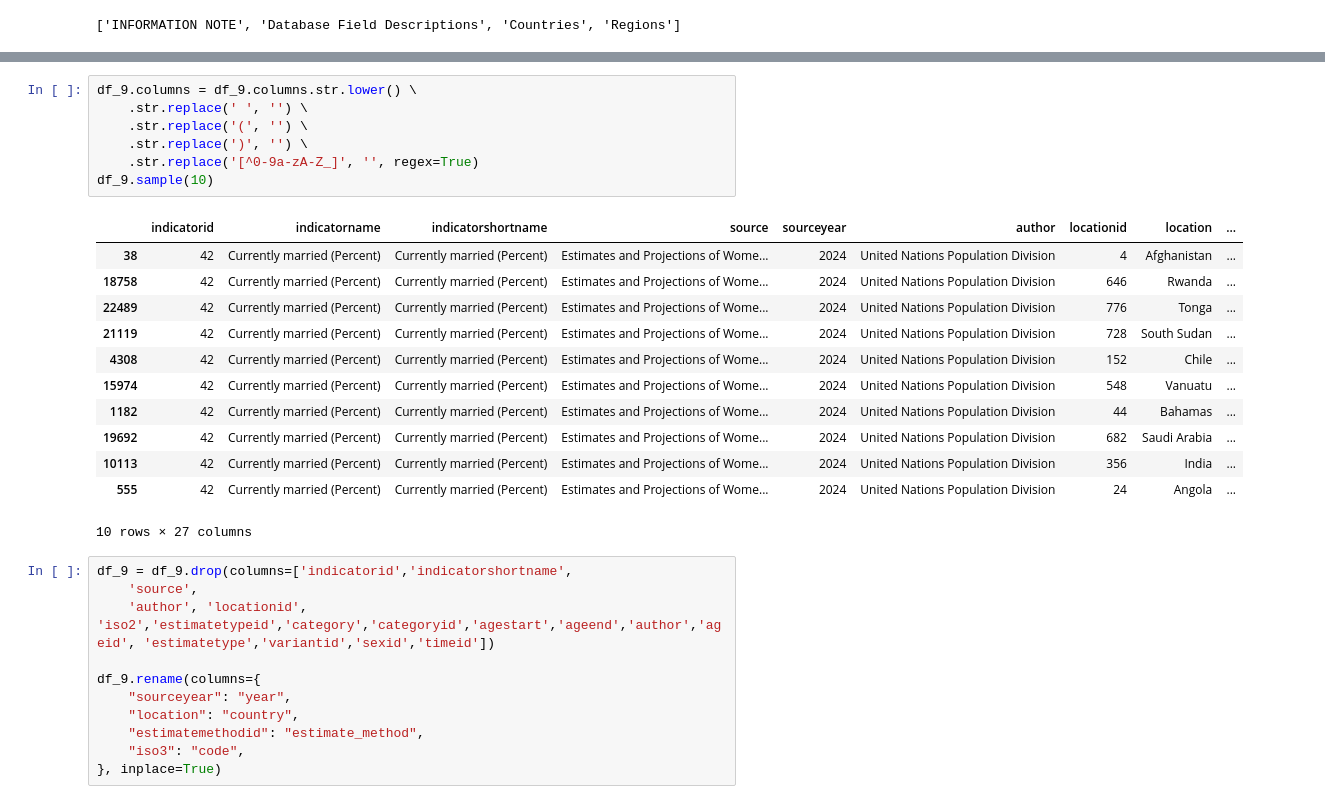
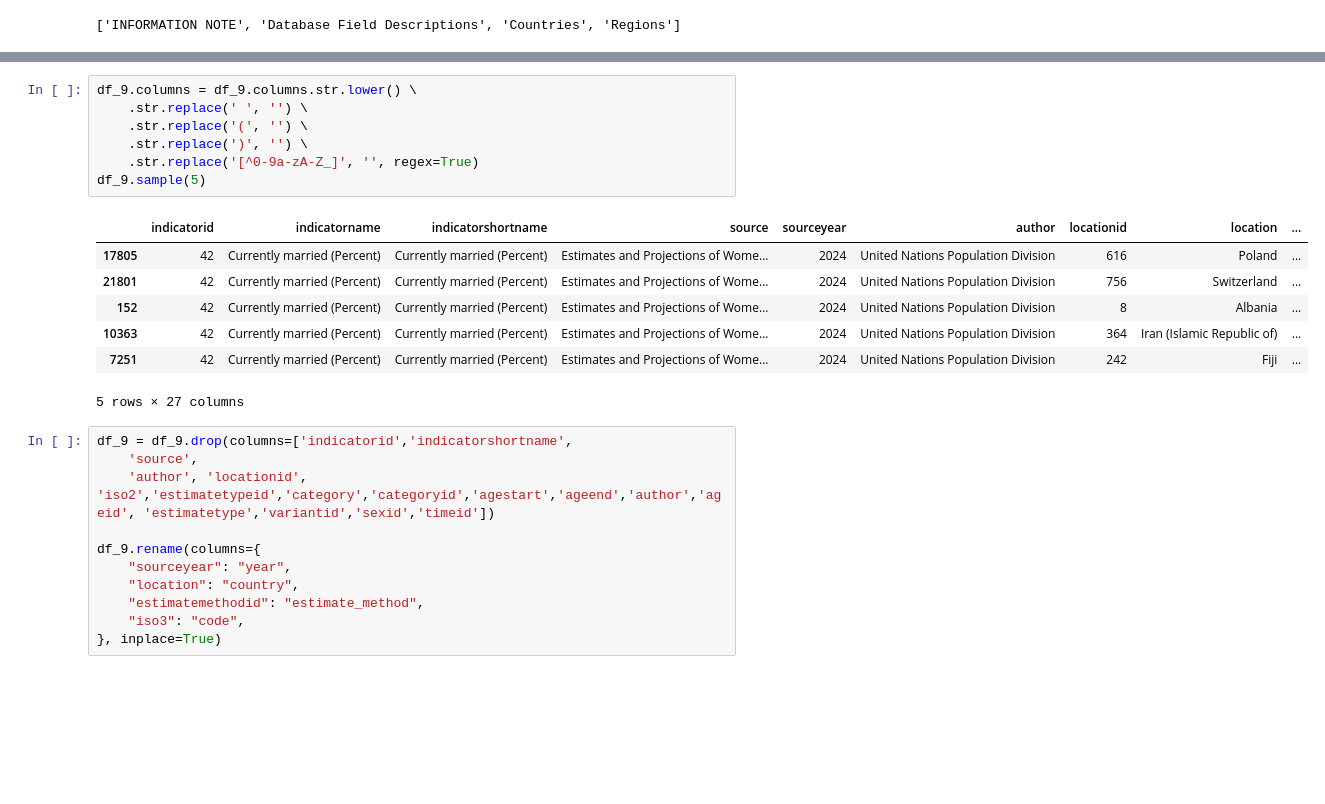
Before and after one commit to YkslB/marriage_statistics, a Jupyter notebook: scripts/Cleaning.ipynb, the cells around one changed output, grey strips where cells are left out. Cells and saved outputs as stored; diff of their text form; blank space fills up the shorter version.

```diff
--- a/scripts/Cleaning.ipynb
+++ b/scripts/Cleaning.ipynb
@@ -406,23 +418,18 @@ df_9.sample(5)
 # %%
 df_9.columns = df_9.columns.str.lower() \
     .str.replace(' ', '') \
     .str.replace('(', '') \
     .str.replace(')', '') \
     .str.replace('[^0-9a-zA-Z_]', '', regex=True)
-df_9.sample(10)
+df_9.sample(5)
 # %% [output]
 |  | indicatorid | indicatorname | indicatorshortname | source | sourceyear | author | locationid | location | ... |
-| 38 | 42 | Currently married (Percent) | Currently married (Percent) | Estimates and Projections of Wome... | 2024 | United Nations Population Division | 4 | Afghanistan | ... |
-| 18758 | 42 | Currently married (Percent) | Currently married (Percent) | Estimates and Projections of Wome... | 2024 | United Nations Population Division | 646 | Rwanda | ... |
-| 22489 | 42 | Currently married (Percent) | Currently married (Percent) | Estimates and Projections of Wome... | 2024 | United Nations Population Division | 776 | Tonga | ... |
-| 21119 | 42 | Currently married (Percent) | Currently married (Percent) | Estimates and Projections of Wome... | 2024 | United Nations Population Division | 728 | South Sudan | ... |
-| 4308 | 42 | Currently married (Percent) | Currently married (Percent) | Estimates and Projections of Wome... | 2024 | United Nations Population Division | 152 | Chile | ... |
-| 15974 | 42 | Currently married (Percent) | Currently married (Percent) | Estimates and Projections of Wome... | 2024 | United Nations Population Division | 548 | Vanuatu | ... |
-| 1182 | 42 | Currently married (Percent) | Currently married (Percent) | Estimates and Projections of Wome... | 2024 | United Nations Population Division | 44 | Bahamas | ... |
-| 19692 | 42 | Currently married (Percent) | Currently married (Percent) | Estimates and Projections of Wome... | 2024 | United Nations Population Division | 682 | Saudi Arabia | ... |
-| 10113 | 42 | Currently married (Percent) | Currently married (Percent) | Estimates and Projections of Wome... | 2024 | United Nations Population Division | 356 | India | ... |
-| 555 | 42 | Currently married (Percent) | Currently married (Percent) | Estimates and Projections of Wome... | 2024 | United Nations Population Division | 24 | Angola | ... |
+| 17805 | 42 | Currently married (Percent) | Currently married (Percent) | Estimates and Projections of Wome... | 2024 | United Nations Population Division | 616 | Poland | ... |
+| 21801 | 42 | Currently married (Percent) | Currently married (Percent) | Estimates and Projections of Wome... | 2024 | United Nations Population Division | 756 | Switzerland | ... |
+| 152 | 42 | Currently married (Percent) | Currently married (Percent) | Estimates and Projections of Wome... | 2024 | United Nations Population Division | 8 | Albania | ... |
+| 10363 | 42 | Currently married (Percent) | Currently married (Percent) | Estimates and Projections of Wome... | 2024 | United Nations Population Division | 364 | Iran (Islamic Republic of) | ... |
+| 7251 | 42 | Currently married (Percent) | Currently married (Percent) | Estimates and Projections of Wome... | 2024 | United Nations Population Division | 242 | Fiji | ... |
-10 rows × 27 columns
+5 rows × 27 columns
 # %%
 df_9 = df_9.drop(columns=['indicatorid','indicatorshortname',
     'source',
```
Also changed, not shown: parts of 30 cells of this notebook, 3 other files.
